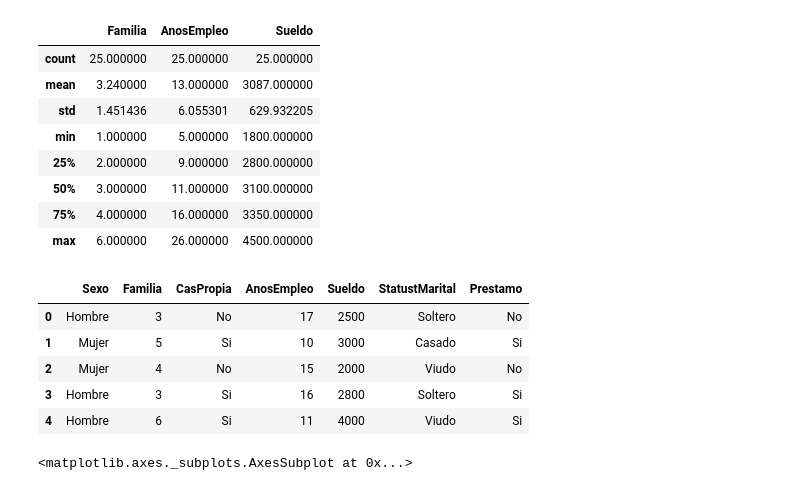
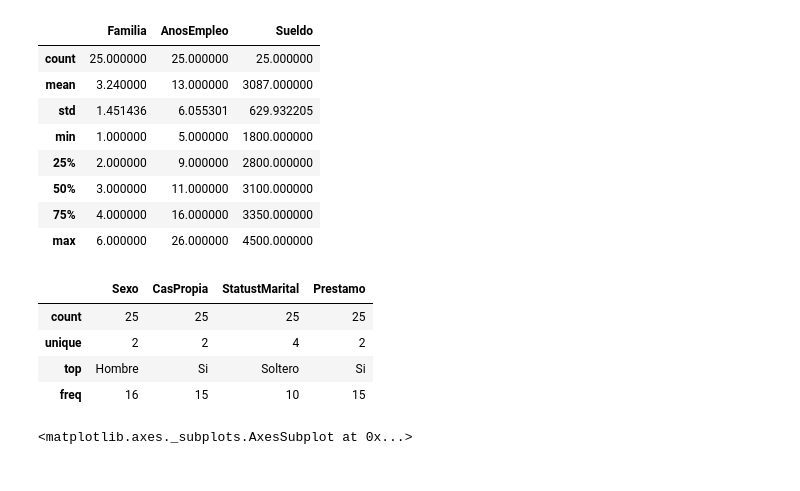
Before and after one commit to eacunafer/DataAnalysiswithPython3, a Jupyter notebook: Notebooks/lab02v3.ipynb, the cells around one changed output. Drawn from its saved outputs; the diff is of its cells as text; code cells hidden in the pictures.

```diff
--- a/Notebooks/lab02v3.ipynb
+++ b/Notebooks/lab02v3.ipynb
@@ -35,16 +65,14 @@ df.describe()
 | 50% | 3.000000 | 11.000000 | 3100.000000 |
 | 75% | 4.000000 | 16.000000 | 3350.000000 |
 | max | 6.000000 | 26.000000 | 4500.000000 |
-# %%
-#Mostrando los primeros 5 elementos del dataframe df
-df.head()
-# %% [output]
-|  | Sexo | Familia | CasPropia | AnosEmpleo | Sueldo | StatustMarital | Prestamo |
-| 0 | Hombre | 3 | No | 17 | 2500 | Soltero | No |
-| 1 | Mujer | 5 | Si | 10 | 3000 | Casado | Si |
-| 2 | Mujer | 4 | No | 15 | 2000 | Viudo | No |
-| 3 | Hombre | 3 | Si | 16 | 2800 | Soltero | Si |
-| 4 | Hombre | 6 | Si | 11 | 4000 | Viudo | Si |
+# %%
+df.describe(include=['O'])
+# %% [output]
+|  | Sexo | CasPropia | StatustMarital | Prestamo |
+| count | 25 | 25 | 25 | 25 |
+| unique | 2 | 2 | 4 | 2 |
+| top | Hombre | Si | Soltero | Si |
+| freq | 16 | 15 | 10 | 15 |
 # %%
 import matplotlib.pyplot as plt
 %matplotlib inline
```
Also changed, not shown: parts of 7 cells of this notebook.
